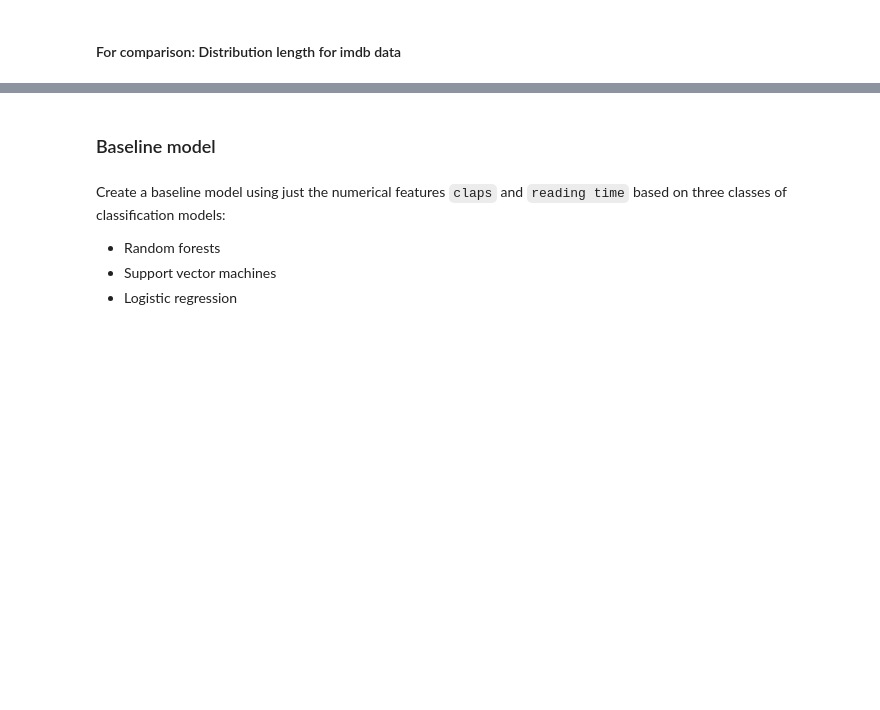
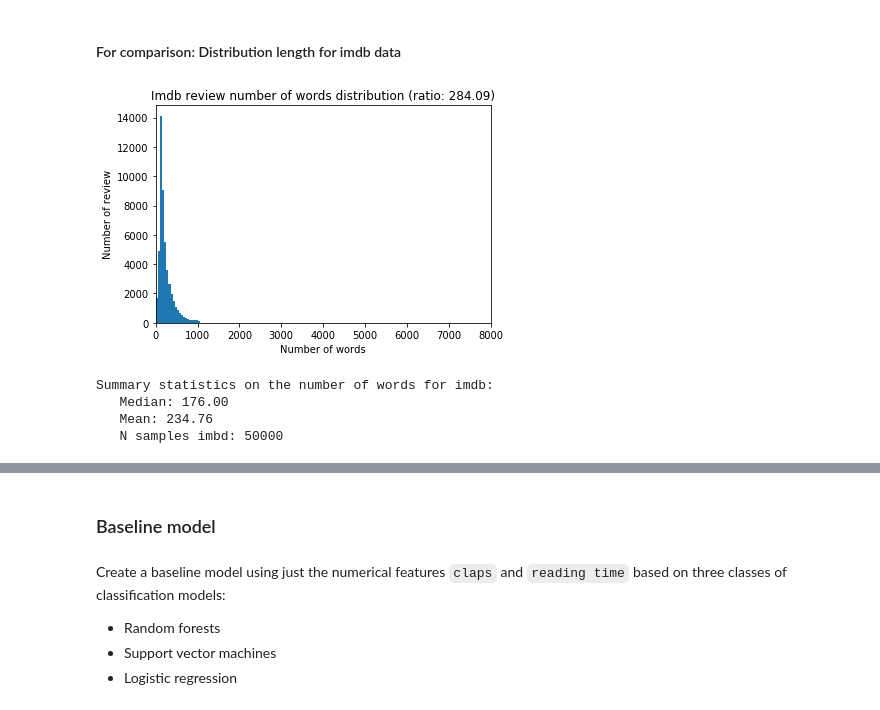
Before and after one commit to sbunzel/medium-classifier, a Jupyter notebook: train_classifier.ipynb, the cells around one changed output, grey strips where cells are left out. Saved outputs shown, nothing was run; the diff lists cells and outputs as text; code cells hidden in the pictures; blank space fills up the shorter version.

```diff
--- a/train_classifier.ipynb
+++ b/train_classifier.ipynb
@@ -213,15 +227,23 @@ imdb_full = np.concatenate((train_imdb, test_imdb))
 # %%
 n_words_imdb = [len(review) for review in imdb_full]
 words_per_review_imdb = imdb_full.shape[0] / np.median(n_words_imdb)
-plt.hist(n_words, 50)
+plt.hist(n_words_imdb, 50)
 plt.xlabel("Number of words")
 plt.ylabel("Number of review")
 plt.xlim(0, 8000)
 plt.title(f"Imdb review number of words distribution (ratio: {words_per_review_imdb:.2f})")
 plt.savefig(OUTPUT_PATH / "imdb-review-length.png")
+# %% [output]
+[figure, added]
 # %%
 print("Summary statistics on the number of words for imdb:")
 print(f"   Median: {np.median(n_words_imdb):.2f}")
 print(f"   Mean: {np.mean(n_words_imdb):.2f}")
+print(f"   N samples imbd: {imdb_full.shape[0]}")
+# %% [output]
+Summary statistics on the number of words for imdb:
+   Median: 176.00
+   Mean: 234.76
+   N samples imbd: 50000
 # %%
 print(f"Number of samples / median number of words in each review: {words_per_review_imdb:.2f}")
```
Also changed, not shown: parts of 6 cells of this notebook, 2 other files.
